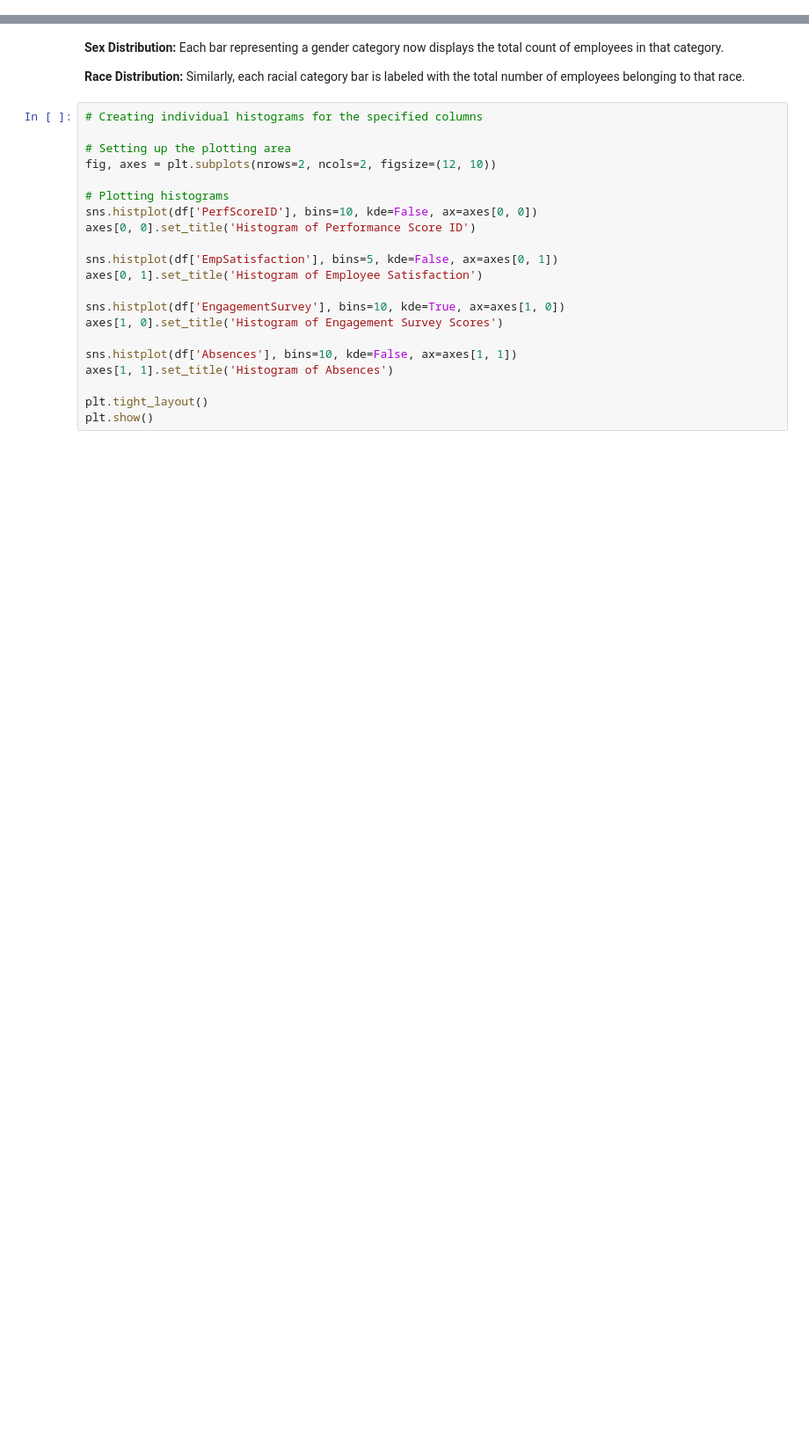
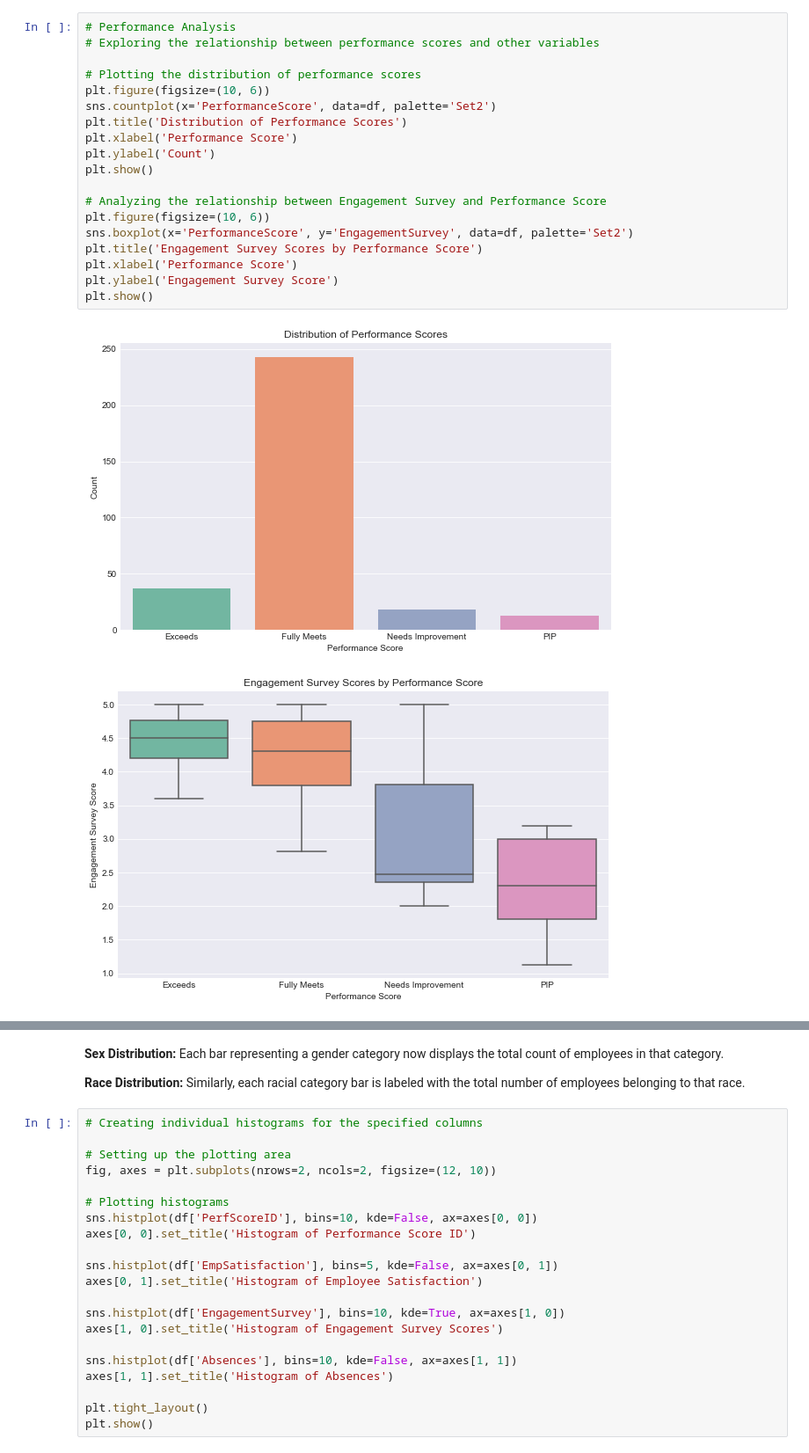
Before and after one commit to TerraJRiley/Human_Resources_Analysis, a Jupyter notebook: HR_EDA.ipynb, the cells around one changed output, grey strips where cells are left out. Shown at 88% size. Saved outputs shown, nothing was run; the diff lists cells and outputs as text; blank space fills up the shorter version.

```diff
--- a/HR_EDA.ipynb
+++ b/HR_EDA.ipynb
@@ -24,0 +73,22 @@ df.head()
+# %%
+# Performance Analysis
+# Exploring the relationship between performance scores and other variables
+
+# Plotting the distribution of performance scores
+plt.figure(figsize=(10, 6))
+sns.countplot(x='PerformanceScore', data=df, palette='Set2')
+plt.title('Distribution of Performance Scores')
+plt.xlabel('Performance Score')
+plt.ylabel('Count')
+plt.show()
+
+# Analyzing the relationship between Engagement Survey and Performance Score
+plt.figure(figsize=(10, 6))
+sns.boxplot(x='PerformanceScore', y='EngagementSurvey', data=df, palette='Set2')
+plt.title('Engagement Survey Scores by Performance Score')
+plt.xlabel('Performance Score')
+plt.ylabel('Engagement Survey Score')
+plt.show()
+# %% [output]
+[figure, added]
+[figure, added]
```
Also changed, not shown: parts of 42 cells of this notebook, 1 other file.
